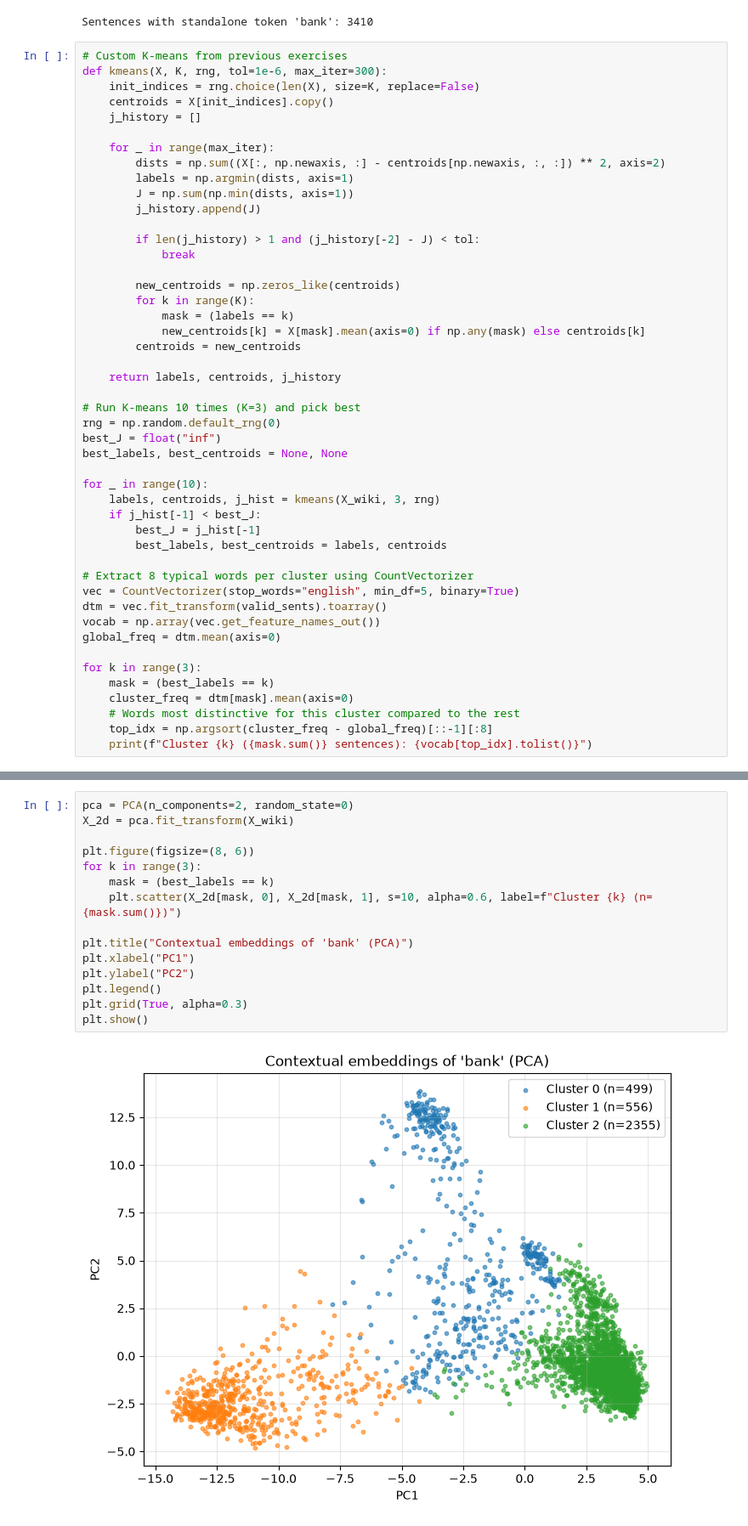
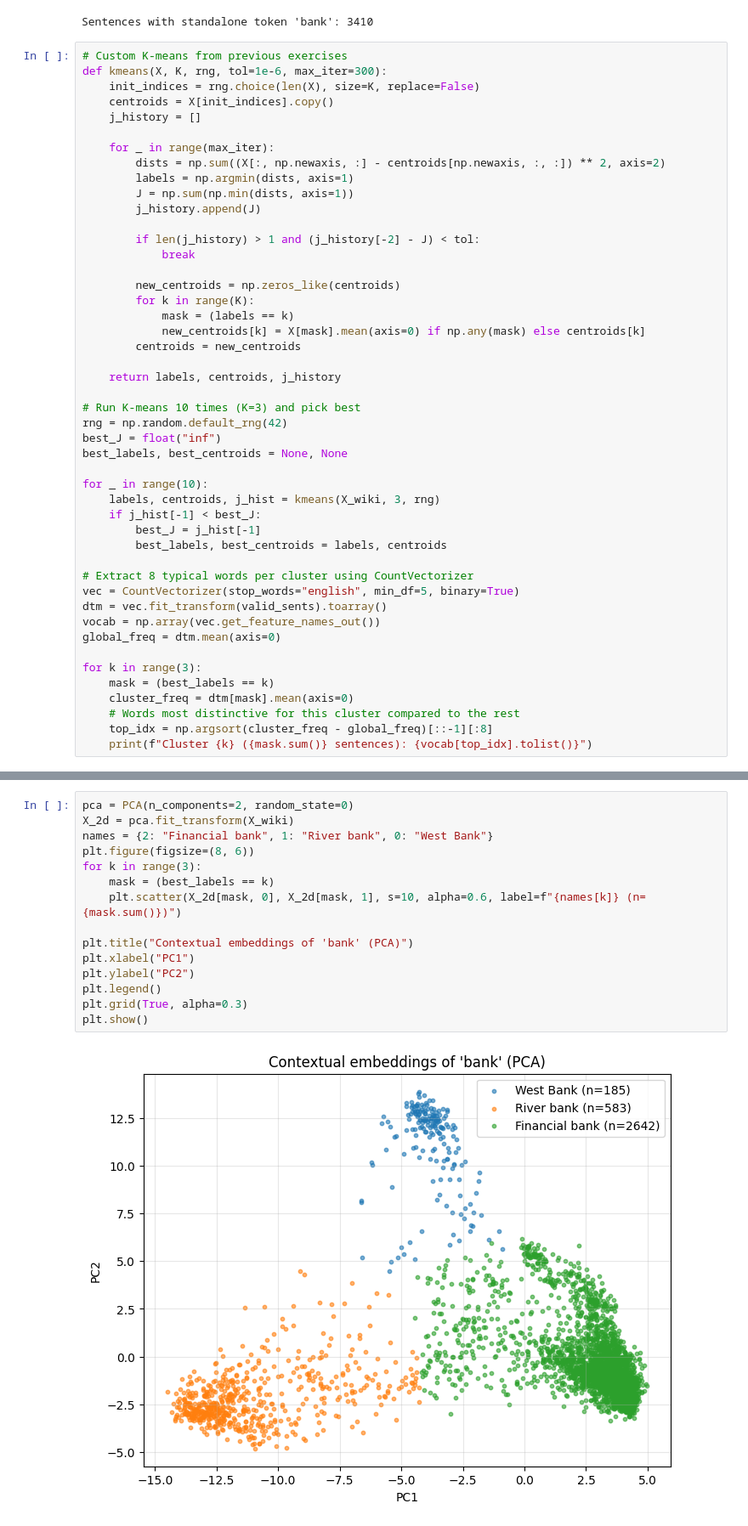
Before and after one commit to RudolfMahdal/MVD-2026-Mahdal, a Jupyter notebook: cv09/cv9.ipynb, the cells around one changed output, grey strips where cells are left out. Shown at 85% size. Drawn from its saved outputs; the diff is of its cells as text.

Commit message:
changed kmeans seed, added labels, added answer to plane question

```diff
--- a/cv09/cv9.ipynb
+++ b/cv09/cv9.ipynb
@@ -246,7 +247,7 @@ def kmeans(X, K, rng, tol=1e-6, max_iter=300):
     return labels, centroids, j_history
 
 # Run K-means 10 times (K=3) and pick best
-rng = np.random.default_rng(0)
+rng = np.random.default_rng(42)
 best_J = float("inf")
 best_labels, best_centroids = None, None
 
@@ -275,20 +276,20 @@ Cluster 2 (2355 sentences): ['world', 'central', 'president', 'national', 'unite
 # %%
 pca = PCA(n_components=2, random_state=0)
 X_2d = pca.fit_transform(X_wiki)
-
+names = {2: "Financial bank", 1: "River bank", 0: "West Bank"}
 plt.figure(figsize=(8, 6))
 for k in range(3):
     mask = (best_labels == k)
-    plt.scatter(X_2d[mask, 0], X_2d[mask, 1], s=10, alpha=0.6, label=f"Cluster {k} (n={mask.sum()})")
+    plt.scatter(X_2d[mask, 0], X_2d[mask, 1], s=10, alpha=0.6, label=f"{names[k]} (n={mask.sum()})")
 
 plt.title("Contextual embeddings of 'bank' (PCA)")
 plt.xlabel("PC1")
 plt.ylabel("PC2")
 plt.legend()
 plt.grid(True, alpha=0.3)
 plt.show()
 # %% [output]
-[figure, old version]
+[figure, new version]
 # %%
 new_sents = [
     "We had a picnic on the bank of the lake.",
```
Also changed, not shown: parts of 5 cells of this notebook.
